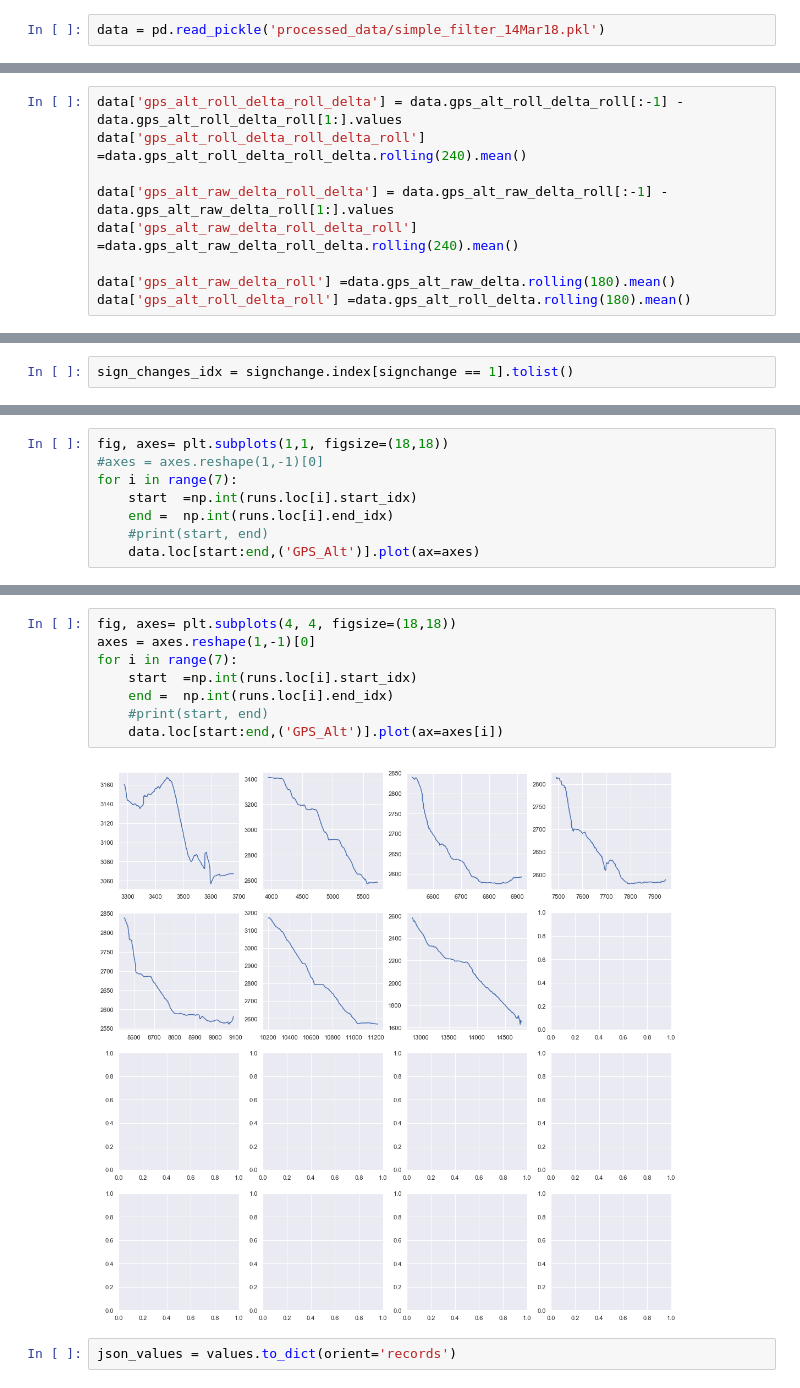
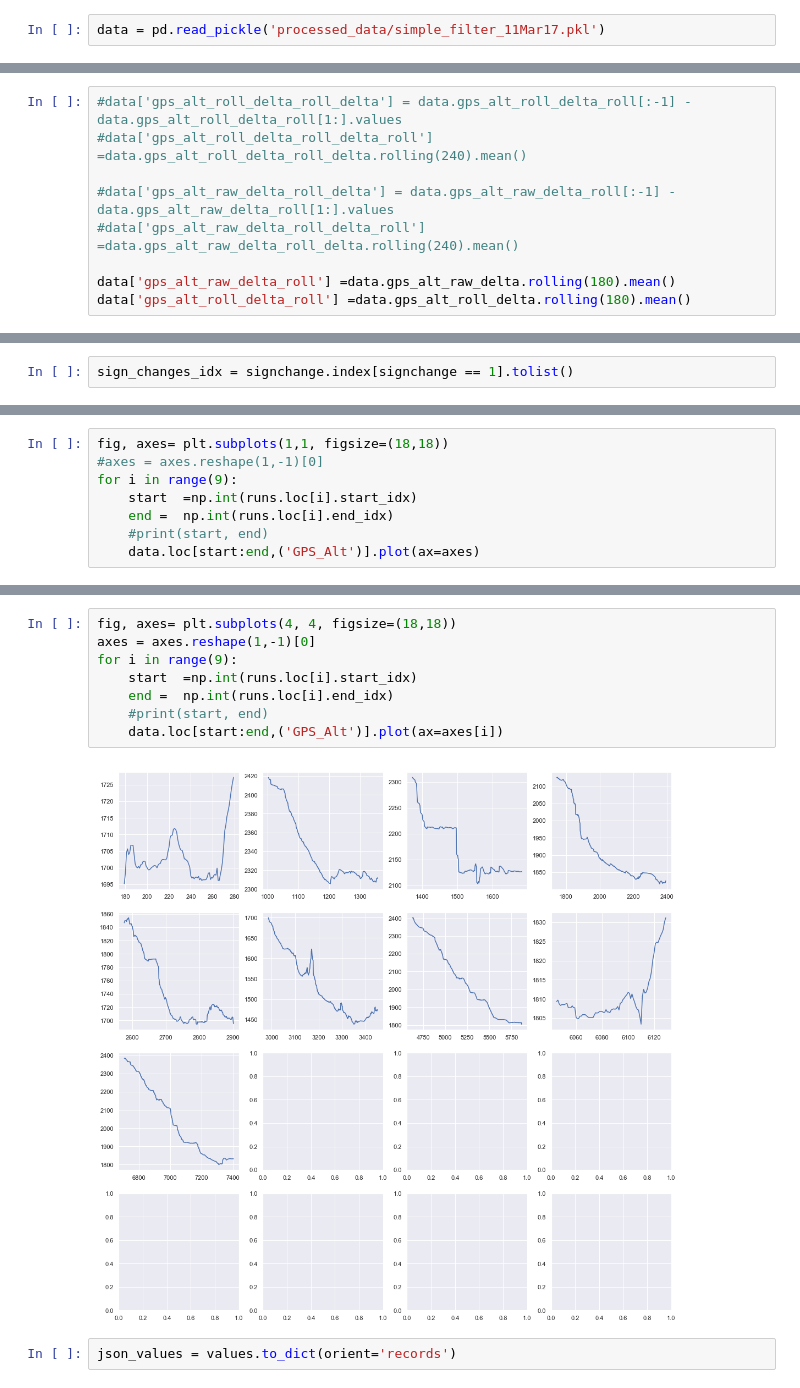
Before and after one commit to jaycee14/SkiTracker, a Jupyter notebook: run_finder.ipynb, the cells around one changed output, grey strips where cells are left out. Drawn from its saved outputs; the diff is of its cells as text.

```diff
--- a/run_finder.ipynb
+++ b/run_finder.ipynb
@@ -9,7 +9,7 @@ import seaborn as sns
 # %%
 sns.set()
 # %%
-data = pd.read_pickle('processed_data/simple_filter_14Mar18.pkl')
+data = pd.read_pickle('processed_data/simple_filter_11Mar17.pkl')
 # %%
 data.reset_index(drop=True,inplace=True)
 # %%
@@ -50,9 +50,9 @@ data.gps_alt_raw_delta.plot(ax=ax[1],secondary_y=True)
 # %%
-data['gps_alt_roll_delta_roll_delta'] = data.gps_alt_roll_delta_roll[:-1] - data.gps_alt_roll_delta_roll[1:].values
-data['gps_alt_roll_delta_roll_delta_roll'] =data.gps_alt_roll_delta_roll_delta.rolling(240).mean()
+#data['gps_alt_roll_delta_roll_delta'] = data.gps_alt_roll_delta_roll[:-1] - data.gps_alt_roll_delta_roll[1:].values
+#data['gps_alt_roll_delta_roll_delta_roll'] =data.gps_alt_roll_delta_roll_delta.rolling(240).mean()
 
-data['gps_alt_raw_delta_roll_delta'] = data.gps_alt_raw_delta_roll[:-1] - data.gps_alt_raw_delta_roll[1:].values
-data['gps_alt_raw_delta_roll_delta_roll'] =data.gps_alt_raw_delta_roll_delta.rolling(240).mean()
+#data['gps_alt_raw_delta_roll_delta'] = data.gps_alt_raw_delta_roll[:-1] - data.gps_alt_raw_delta_roll[1:].values
+#data['gps_alt_raw_delta_roll_delta_roll'] =data.gps_alt_raw_delta_roll_delta.rolling(240).mean()
 
 data['gps_alt_raw_delta_roll'] =data.gps_alt_raw_delta.rolling(180).mean()
 data['gps_alt_roll_delta_roll'] =data.gps_alt_roll_delta.rolling(180).mean()
@@ -109,7 +109,7 @@ runs.shape
 # %%
 fig, axes= plt.subplots(1,1, figsize=(18,18))
 #axes = axes.reshape(1,-1)[0]
-for i in range(7):
+for i in range(9):
     start  =np.int(runs.loc[i].start_idx)
     end =  np.int(runs.loc[i].end_idx)
     #print(start, end)
@@ -119,13 +119,13 @@ for i in range(7):
 # %%
 fig, axes= plt.subplots(4, 4, figsize=(18,18))
 axes = axes.reshape(1,-1)[0]
-for i in range(7):
+for i in range(9):
     start  =np.int(runs.loc[i].start_idx)
     end =  np.int(runs.loc[i].end_idx)
     #print(start, end)
     data.loc[start:end,('GPS_Alt')].plot(ax=axes[i])
 # %% [output]
-[figure, old version]
+[figure, new version]
 # %%
 json_values = values.to_dict(orient='records')
 # %%
```
Also changed, not shown: parts of 8 cells of this notebook, 36 other files.
